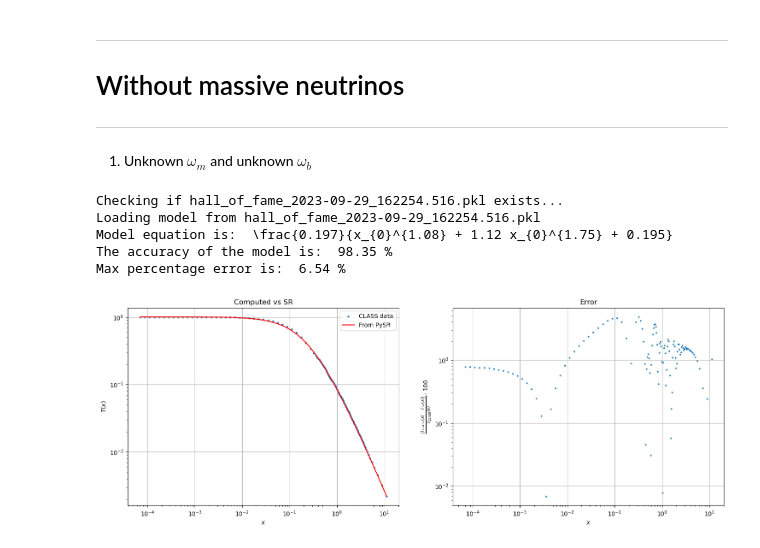
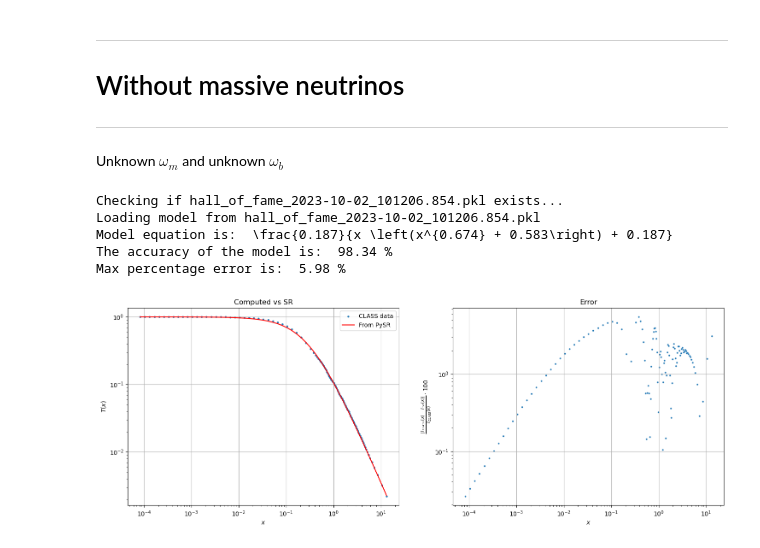
Before and after one commit to farocrown/Simreg, a Jupyter notebook: sr_tf_test_hypercube.ipynb, the cells around one changed output. Cells and saved outputs as stored; diff of their text form; code cells hidden in the pictures.

```diff
--- a/sr_tf_test_hypercube.ipynb
+++ b/sr_tf_test_hypercube.ipynb
@@ -81,12 +75,2 @@ zed = np.array(z[0:alpha])
-# %%
-list_interm = []
-for i in range(a):
-    k_prov = k[i * alpha:(i + 1) * alpha]
-    x_prov = x[i * alpha:(i + 1) * alpha]
-    T_prov = T[i * alpha:(i + 1) * alpha]
-    om_m_prov = tf['omega_m'][i * alpha:(i + 1) * alpha].values
-    om_b_prov = tf['omega_b'][i * alpha:(i + 1) * alpha].values
-    list_prov = [k_prov, x_prov, om_b_prov, om_m_prov, T_prov]
-    list_interm.append(list_prov)
 # %% [markdown]
-1. Unknown $\omega_m$ and unknown $\omega_b$
+Unknown $\omega_m$ and unknown $\omega_b$
@@ -95,20 +77,29 @@ test_list = [list_interm[36],list_interm[37],list_interm[38],list_interm[39],lis
-# %%
-z_test_list = []
-x_test_list = []
-T_test_list = []
-for i in range(len(test_list)):
-    z_test_list.extend(test_list[i][0]/test_list[i][3][0])
-    x_test_list.extend(test_list[i][1])
-    T_test_list.extend(test_list[i][4])
-z_test = np.array(z_test_list).reshape(-1,1)
-x_test = np.array(x_test_list).reshape(-1,1)
-T_test = np.array(T_test_list)
-# %%
-bran(z_test,T_test,'hall_of_fame_2023-09-29_162254.516.pkl')
-# %% [output]
-Checking if hall_of_fame_2023-09-29_162254.516.pkl exists...
-Loading model from hall_of_fame_2023-09-29_162254.516.pkl
-Model equation is:  \frac{0.197}{x_{0}^{1.08} + 1.12 x_{0}^{1.75} + 0.195}
-The accuracy of the model is:  98.35 %
-Max percentage error is:  6.54 %
-[figure, removed]
+# %%
+T_list = []
+x_list = []
+for i in range(a):
+    T_list.append(T[i * alpha:(i + 1) * alpha])
+    x_list.append(x[i * alpha:(i + 1) * alpha])
+
+T_mat = np.empty((8, 8), dtype=object)
+x_mat = np.empty((8, 8), dtype=object)
+
+for i in range(8):
+    for j in range(8):
+        T_mat[i][j] = T_list[i * 8 + j]
+        x_mat[i][j] = x_list[i * 8 + j]
+
+T_mat_test = T_mat[4:8, 4:8]
+x_mat_test = x_mat[4:8, 4:8]
+
+T_vec_test = (np.concatenate(T_mat_test.reshape(-1)))
+x_vec_test = (np.concatenate(x_mat_test.reshape(-1))).reshape(-1,1)
+# %%
+bran(x_vec_test,T_vec_test,'hall_of_fame_2023-10-02_101206.854.pkl')
+# %% [output]
+Checking if hall_of_fame_2023-10-02_101206.854.pkl exists...
+Loading model from hall_of_fame_2023-10-02_101206.854.pkl
+Model equation is:  \frac{0.187}{x \left(x^{0.674} + 0.583\right) + 0.187}
+The accuracy of the model is:  98.34 %
+Max percentage error is:  5.98 %
+[figure, added]
```
Also changed, not shown: parts of 10 cells of this notebook.
